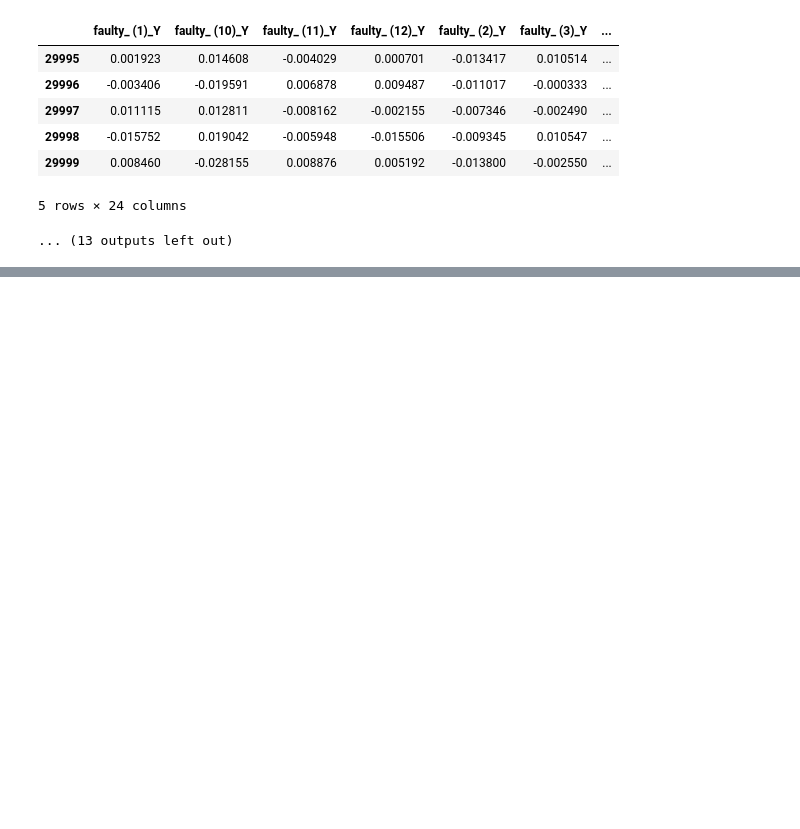
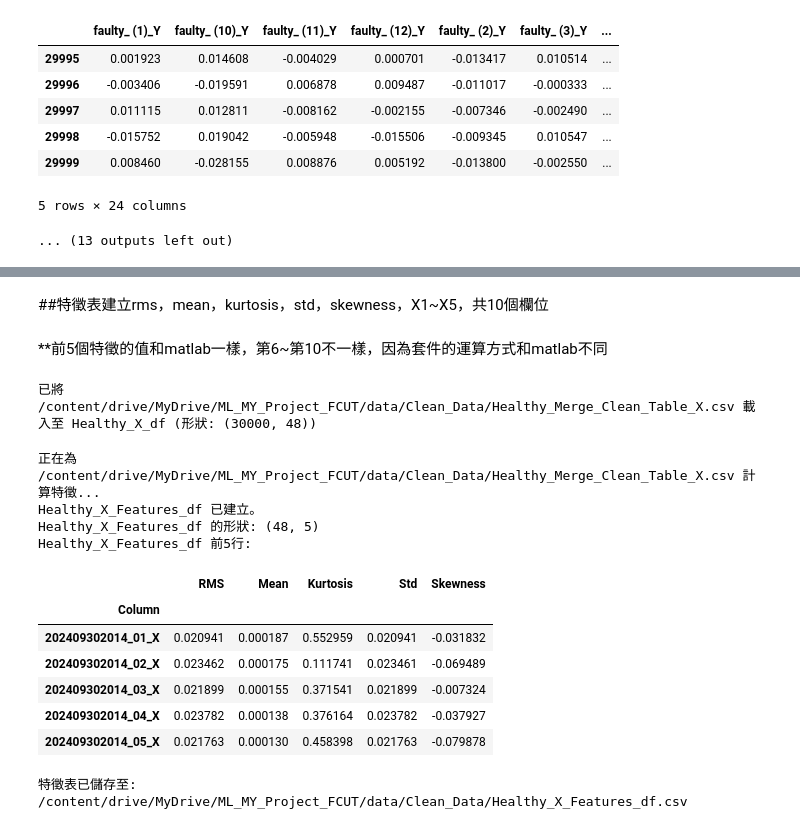
Before and after one commit to sula316/ML_MY_Project_FCUT, a Jupyter notebook: ML_MY_Project_FCUT.ipynb, the cells around one changed output, grey strips where cells are left out. Saved outputs shown, nothing was run; the diff lists cells and outputs as text; code cells hidden in the pictures; blank space fills up the shorter version.

```diff
--- a/ML_MY_Project_FCUT.ipynb
+++ b/ML_MY_Project_FCUT.ipynb
@@ -967,0 +1161,79 @@ The verification process successfully confirmed that:
+# %% [markdown]
+##特徵表建立rms，mean，kurtosis，std，skewness，X1~X5，共10個欄位
+# %% [markdown]
+**前5個特徵的值和matlab一樣，第6~第10不一樣，因為套件的運算方式和matlab不同
+# %%
+file_path = '/content/drive/MyDrive/ML_MY_Project_FCUT/data/Clean_Data/Healthy_Merge_Clean_Table_X.csv'
+Healthy_X_df = pd.read_csv(file_path)
+print(f"已將 {file_path} 載入至 Healthy_X_df (形狀: {Healthy_X_df.shape})")
+# %% [output]
+已將 /content/drive/MyDrive/ML_MY_Project_FCUT/data/Clean_Data/Healthy_Merge_Clean_Table_X.csv 載入至 Healthy_X_df (形狀: (30000, 48))
+# %%
+import numpy as np
+import pandas as pd
+from scipy.stats import kurtosis, skew
+import math # Import math module
+
+# Explicitly load the correct DataFrame for feature calculation
+file_path_for_features = '/content/drive/MyDrive/ML_MY_Project_FCUT/data/Clean_Data/Healthy_Merge_Clean_Table_X.csv'
+Healthy_X_df_for_features = pd.read_csv(file_path_for_features)
+
+print(f"正在為 {file_path_for_features} 計算特徵...")
+
+# Initialize an empty list to store feature dictionaries for each column
+features_list = []
+
+# Iterate over each column in Healthy_X_df_for_features
+for col in Healthy_X_df_for_features.columns:
+    data = Healthy_X_df_for_features[col]
+
+    # Calculate features
+    col_mean = data.mean()
+    col_std = data.std()
+    # RMS using pandas Series methods and math module
+    col_rms = math.sqrt(data.pow(2).mean()) # RMS = sqrt(mean of squares)
+    col_kurtosis = kurtosis(data)
+    col_skewness = skew(data)
+
+    # Store features in a dictionary, defining the order as requested
+    features_list.append({
+        'Column': col,
+        'RMS': col_rms,
+        'Mean': col_mean,
+        'Kurtosis': col_kurtosis,
+        'Std': col_std,
+        'Skewness': col_skewness
+    })
+
+# Convert the list of dictionaries to a DataFrame
+Healthy_X_Features_df = pd.DataFrame(features_list)
+
+# Set 'Column' as index for better presentation
+Healthy_X_Features_df = Healthy_X_Features_df.set_index('Column')
+
+# Explicitly reorder columns to ensure the desired sequence
+desired_column_order = ['RMS', 'Mean', 'Kurtosis', 'Std', 'Skewness']
+Healthy_X_Features_df = Healthy_X_Features_df[desired_column_order]
+
+print("Healthy_X_Features_df 已建立。")
+print(f"Healthy_X_Features_df 的形狀: {Healthy_X_Features_df.shape}")
+print("Healthy_X_Features_df 前5行:")
+display(Healthy_X_Features_df.head())
+
+# Save the feature table to a CSV file
+output_file_path = '/content/drive/MyDrive/ML_MY_Project_FCUT/data/Clean_Data/Healthy_X_Features_df.csv'
+Healthy_X_Features_df.to_csv(output_file_path)
+print(f"特徵表已儲存至: {output_file_path}")
+# %% [output]
+正在為 /content/drive/MyDrive/ML_MY_Project_FCUT/data/Clean_Data/Healthy_Merge_Clean_Table_X.csv 計算特徵...
+Healthy_X_Features_df 已建立。
+Healthy_X_Features_df 的形狀: (48, 5)
+Healthy_X_Features_df 前5行:
+|  | RMS | Mean | Kurtosis | Std | Skewness |
+| Column |  |  |  |  |  |
+| 202409302014_01_X | 0.020941 | 0.000187 | 0.552959 | 0.020941 | -0.031832 |
+| 202409302014_02_X | 0.023462 | 0.000175 | 0.111741 | 0.023461 | -0.069489 |
+| 202409302014_03_X | 0.021899 | 0.000155 | 0.371541 | 0.021899 | -0.007324 |
+| 202409302014_04_X | 0.023782 | 0.000138 | 0.376164 | 0.023782 | -0.037927 |
+| 202409302014_05_X | 0.021763 | 0.000130 | 0.458398 | 0.021763 | -0.079878 |
+特徵表已儲存至: /content/drive/MyDrive/ML_MY_Project_FCUT/data/Clean_Data/Healthy_X_Features_df.csv
```
Also changed, not shown: parts of 51 cells of this notebook.
